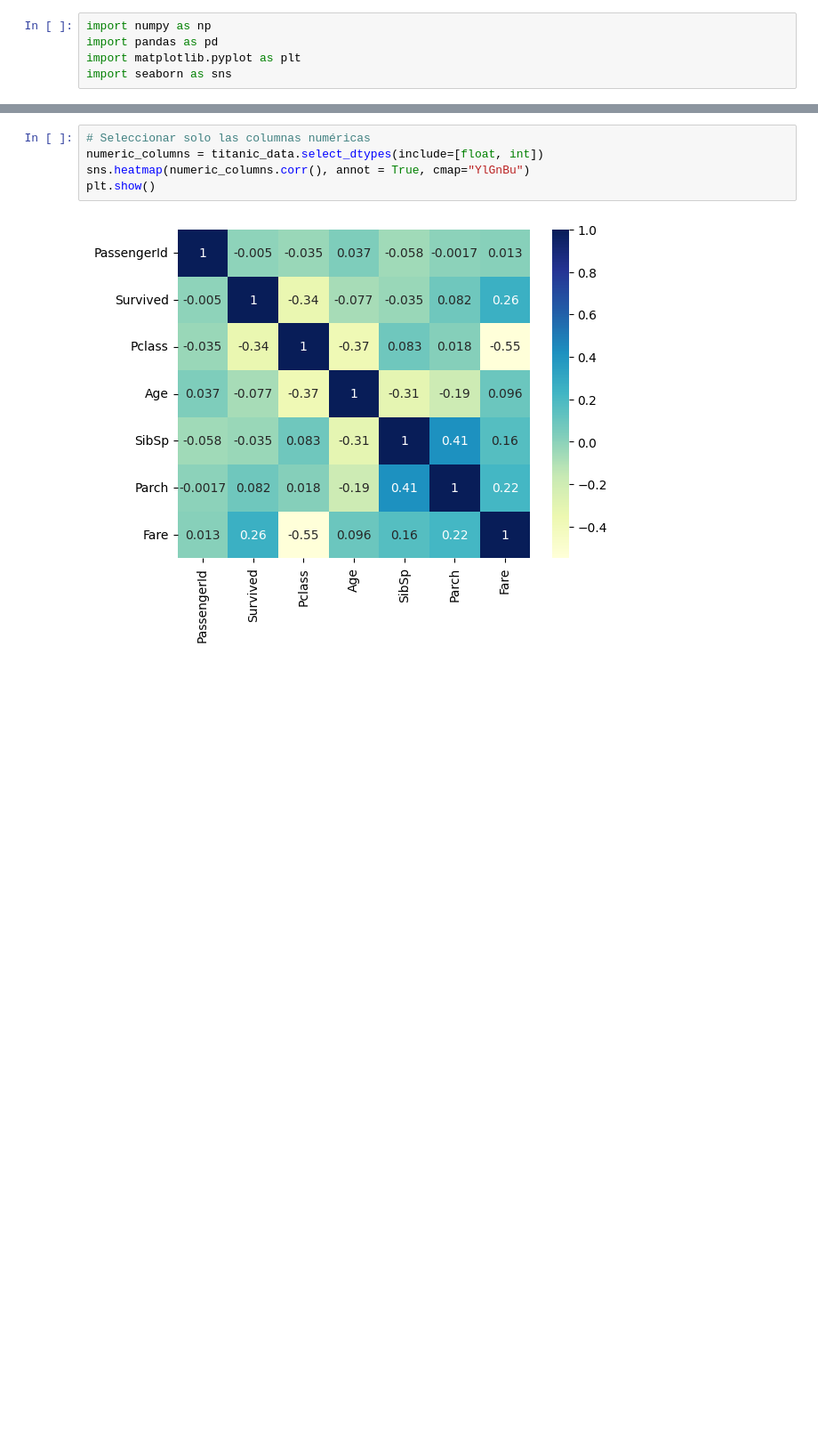
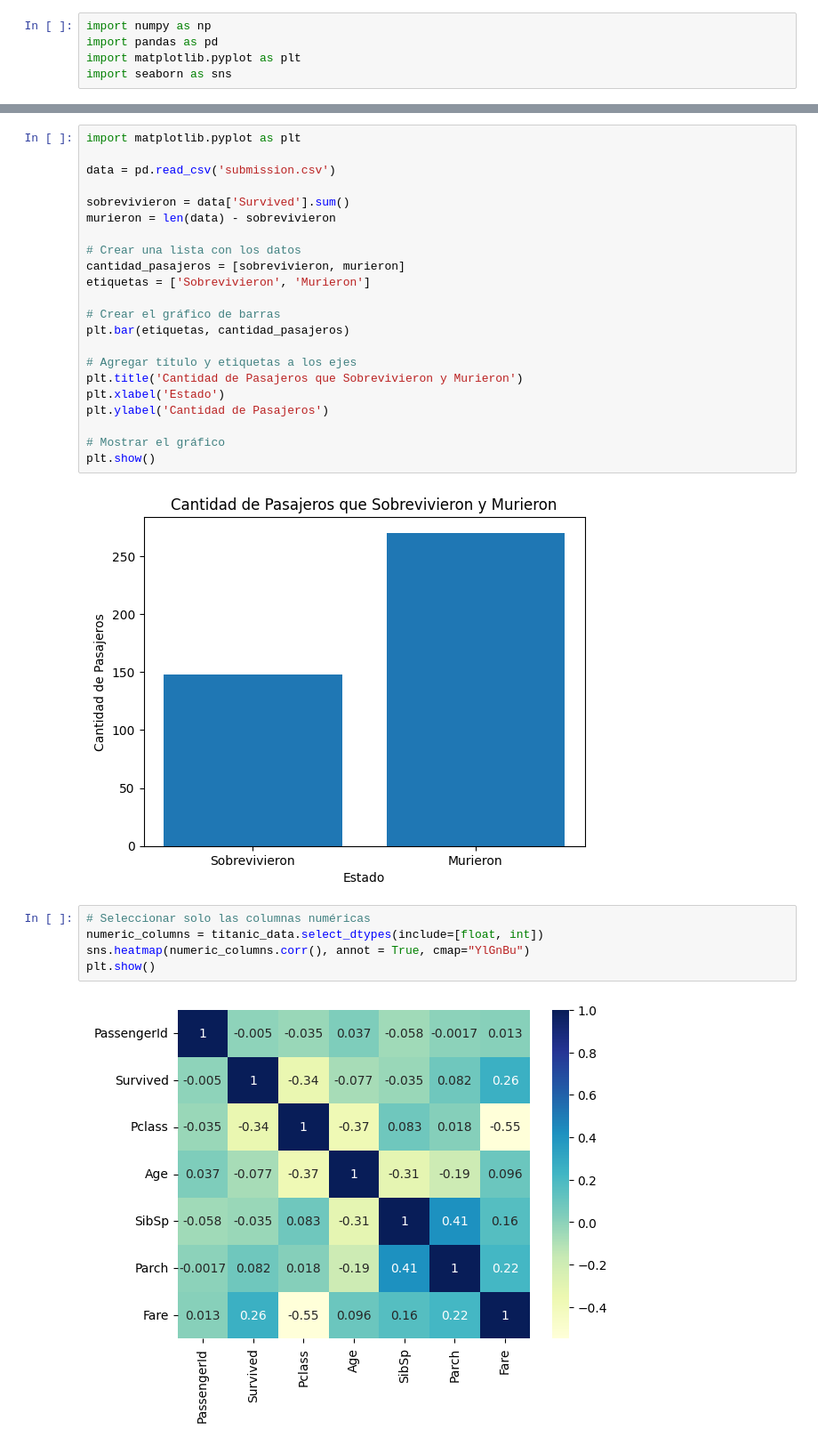
Before and after one commit to gonzo120/Python, a Jupyter notebook: Datascience/Titanic/EJercicio TItanic.ipynb, the cells around one changed output, grey strips where cells are left out. Shown at 89% size. Cells and saved outputs as stored; diff of their text form; blank space fills up the shorter version.

```diff
--- a/Datascience/Titanic/EJercicio TItanic.ipynb
+++ b/Datascience/Titanic/EJercicio TItanic.ipynb
@@ -31,3 +73,27 @@ titanic_data.describe()
+# %%
+import matplotlib.pyplot as plt
+
+data = pd.read_csv('submission.csv')
+
+sobrevivieron = data['Survived'].sum()
+murieron = len(data) - sobrevivieron
+
+# Crear una lista con los datos
+cantidad_pasajeros = [sobrevivieron, murieron]
+etiquetas = ['Sobrevivieron', 'Murieron']
+
+# Crear el gráfico de barras
+plt.bar(etiquetas, cantidad_pasajeros)
+
+# Agregar título y etiquetas a los ejes
+plt.title('Cantidad de Pasajeros que Sobrevivieron y Murieron')
+plt.xlabel('Estado')
+plt.ylabel('Cantidad de Pasajeros')
+
+# Mostrar el gráfico
+plt.show()
+# %% [output]
+[figure, added]
 # %%
 # Seleccionar solo las columnas numéricas
 numeric_columns = titanic_data.select_dtypes(include=[float, int])
```
Also changed, not shown: parts of 5 cells of this notebook, 3 other files.
